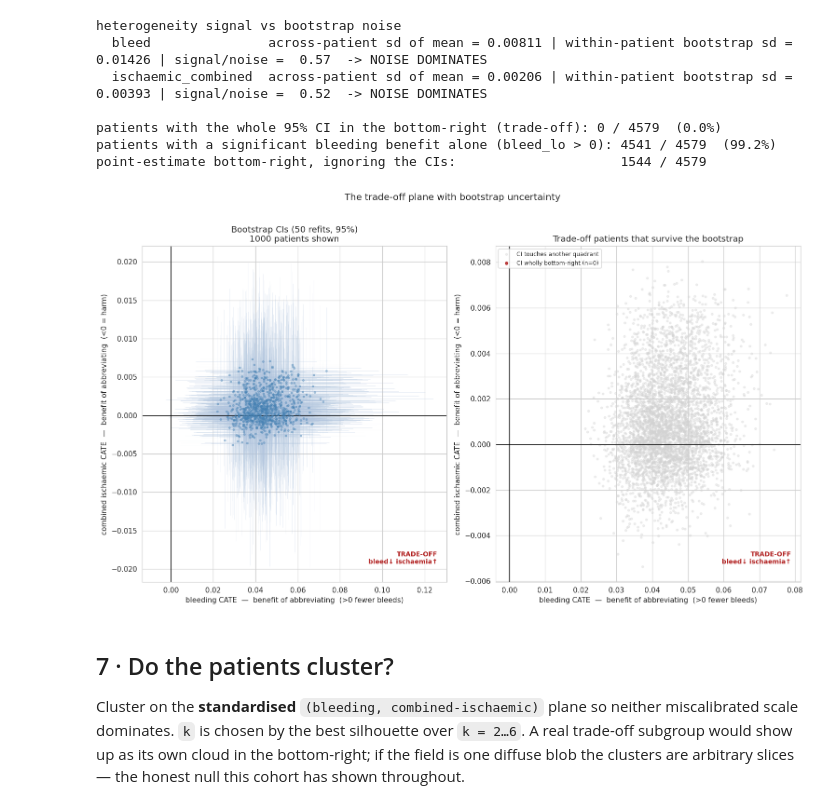
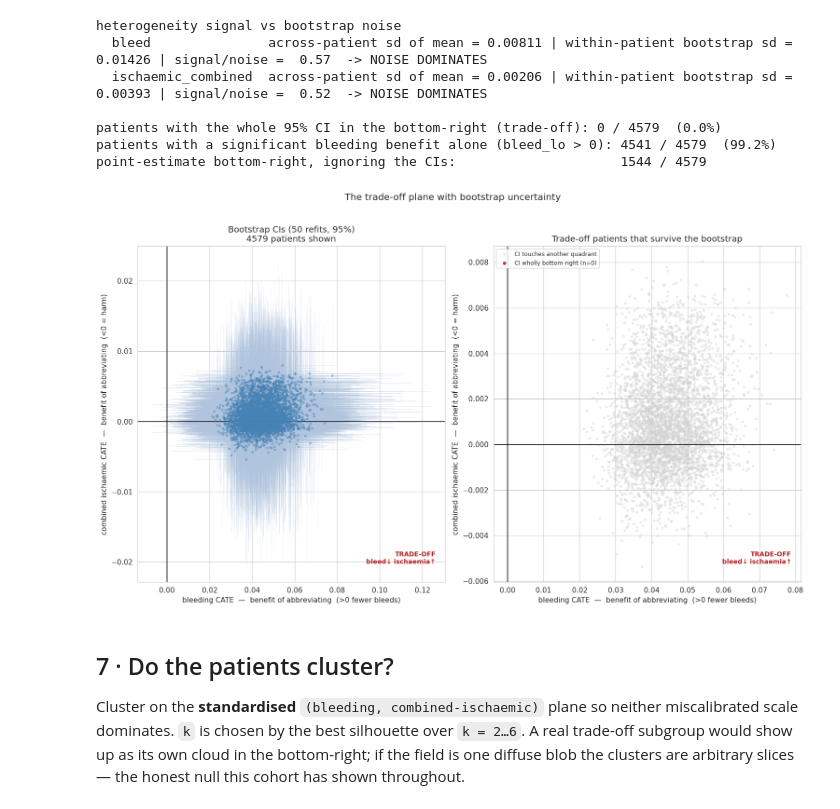
Before and after one commit to TommasoPioda/CATE-estimation-on-the-MASTER-DAPT-trial, a Jupyter notebook: Meta-learning/causal_forest/10_bleeding_ischemic_tradeoff.ipynb, the cells around one changed output. Drawn from its saved outputs; the diff is of its cells as text; code cells hidden in the pictures.

```diff
--- a/Meta-learning/causal_forest/10_bleeding_ischemic_tradeoff.ipynb
+++ b/Meta-learning/causal_forest/10_bleeding_ischemic_tradeoff.ipynb
@@ -767,7 +767,7 @@ loaded cached bootstrap: /home/tpioda/Bachelor-Thesis/Meta-learning/models/Causa
 50 replicates x 4579 patients
 replicates differ (a real resample, not a permutation): True
 # %%
-N_PERM = 10
+N_PERM = 30
 
 # pre-compute original predictions once
 X_scaled_orig = _tuned_pipe.scaler.transform(
@@ -900,37 +907,37 @@ point-estimate bottom-right, ignoring the CIs:                     1544 / 4579
 fig, (axL, axR) = plt.subplots(1, 2, figsize=(14, 8))
 
 # -- left: the plane with per-patient bootstrap CIs (thinned so the bars stay readable)
-show = np.random.default_rng(RANDOM_STATE).choice(n, size=min(1000, n), replace=False)
+show = np.random.default_rng(RANDOM_STATE).choice(n, size=n, replace=False)
 b = boot_df.iloc[show]
 axL.errorbar(b["bleed_mean"], b["isch_mean"],
              xerr=[b["bleed_mean"] - b["bleed_lo"], b["bleed_hi"] - b["bleed_mean"]],
              yerr=[b["isch_mean"] - b["isch_lo"], b["isch_hi"] - b["isch_mean"]],
              fmt="o", ms=2.5, lw=0.4, alpha=0.35, color="steelblue", ecolor="lightsteelblue")
 # label from the data, not N_BOOT: a loaded cache may hold a different number of replicates
 axL.set_title(f"Bootstrap CIs ({n_boot_used} refits, {100-ALPHA:.0f}%)\n{len(show)} patients shown")
 
 # -- right: every patient, red only where the whole CI sits in the trade-off corner
 axR.scatter(boot_df.loc[~sig_corner, "bleed_mean"], boot_df.loc[~sig_corner, "isch_mean"],
             s=8, alpha=0.35, color="lightgray", label="CI touches another quadrant")
 axR.scatter(boot_df.loc[sig_corner, "bleed_mean"], boot_df.loc[sig_corner, "isch_mean"],
             s=14, alpha=0.85, color="firebrick",
             label=f"CI wholly bottom-right (n={int(sig_corner.sum())})")
 axR.legend(loc="upper left", fontsize=8)
 axR.set_title("Trade-off patients that survive the bootstrap")
 
 for ax in (axL, axR):
     ax.axvline(0, color="k", lw=1); ax.axhline(0, color="k", lw=1)
     ax.set_xlabel("bleeding CATE  —  benefit of abbreviating  (>0 fewer bleeds)")
     ax.set_ylabel("combined ischaemic CATE  —  benefit of abbreviating  (<0 = harm)")
     ax.annotate("TRADE-OFF\nbleed↓ ischaemia↑", (0.97, 0.05), xycoords="axes fraction",
                 ha="right", va="bottom", fontsize=9, color="firebrick", weight="bold")
 
 fig.suptitle("The trade-off plane with bootstrap uncertainty", y=1.02, fontsize=13)
 fig.tight_layout()
 fig.savefig(os.path.join(FIG_DIR, "tradeoff_bootstrap_ci.png"), dpi=150, bbox_inches="tight")
 plt.show()
 # %% [output]
-[figure, old version]
+[figure, new version]
 # %% [markdown]
 ## 7 · Do the patients cluster?
 
```
Also changed, not shown: parts of 14 cells of this notebook, 6 other files.
